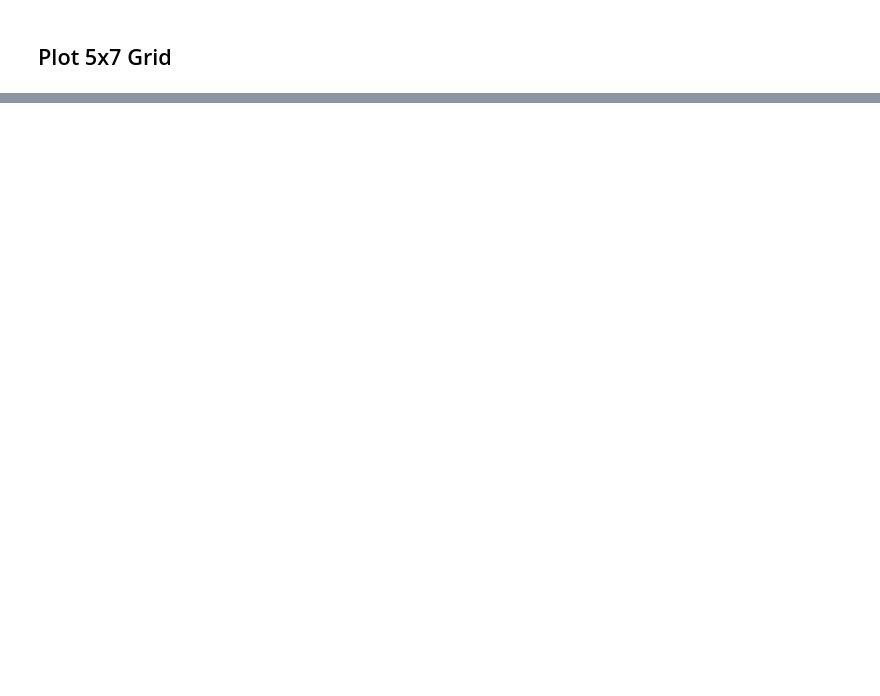
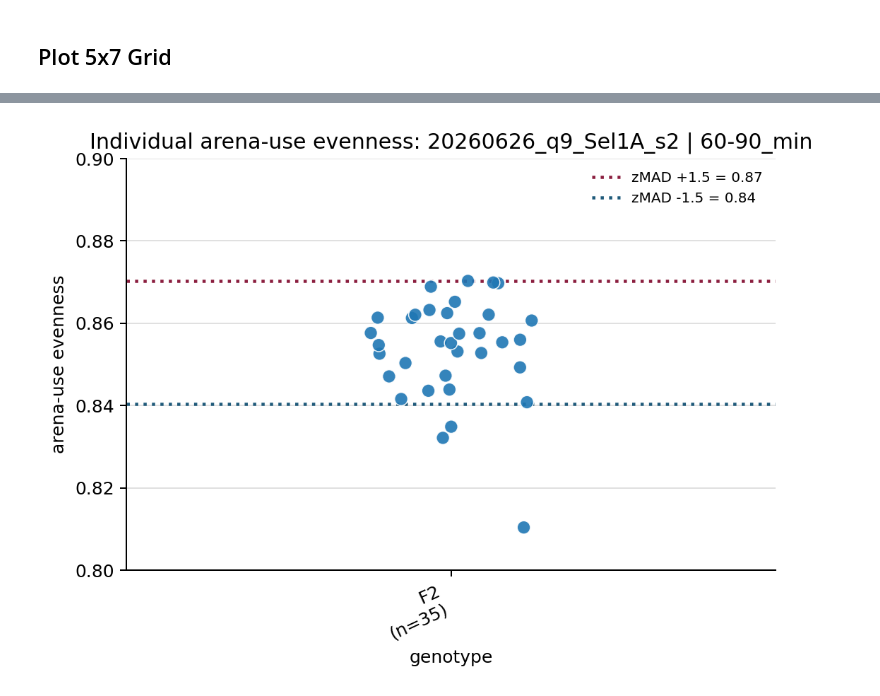
Before and after one commit to cryez/jlsocialbehavior, a Jupyter notebook: Analyses/ShoalingTrajectoryGrid_2026.ipynb, the cells around one changed output, grey strips where cells are left out. Saved outputs shown, nothing was run; the diff lists cells and outputs as text; code cells hidden in the pictures; blank space fills up the shorter version.

```diff
--- a/Analyses/ShoalingTrajectoryGrid_2026.ipynb
+++ b/Analyses/ShoalingTrajectoryGrid_2026.ipynb
@@ -740,0 +950,93 @@ Wrote: //nasdcsr.unil.ch/RECHERCHE/FAC/FBM/CIG/jlarsch/default/D2c/03_Common_Use
+# %%
+# Plot each fish's arena-use evenness from the movement_metrics table generated above.
+required_evenness_plot_columns = {
+    'fish_idx',
+    'animal_id',
+    'genotype',
+    'arena_evenness_shannon',
+    'arena_evenness_z_mad',
+}
+missing_evenness_plot_columns = required_evenness_plot_columns - set(movement_metrics.columns)
+if missing_evenness_plot_columns:
+    raise ValueError('movement_metrics is missing columns: ' + ', '.join(sorted(missing_evenness_plot_columns)))
+
+individual_evenness = movement_metrics.copy()
+individual_evenness['genotype'] = individual_evenness['genotype'].astype(str).str.strip().replace('', 'unknown')
+individual_evenness = individual_evenness[np.isfinite(individual_evenness['arena_evenness_shannon'])].copy()
+genotype_order = sorted(individual_evenness['genotype'].unique())
+genotype_counts = individual_evenness.groupby('genotype').size().reindex(genotype_order)
+palette_name = 'tab10' if len(genotype_order) <= 10 else 'tab20'
+genotype_colors = dict(zip(genotype_order, sns.color_palette(palette_name, n_colors=len(genotype_order))))
+
+np.random.seed(7)
+fig_width = max(6, 1.2 * len(genotype_order) + 2)
+fig, ax = plt.subplots(figsize=(fig_width, 4.5), dpi=FIGURE_DPI)
+
+sns.stripplot(
+    data=individual_evenness,
+    x='genotype',
+    y='arena_evenness_shannon',
+    hue='genotype',
+    order=genotype_order,
+    hue_order=genotype_order,
+    palette=genotype_colors,
+    jitter=0.13,
+    size=7.5,
+    edgecolor='white',
+    linewidth=0.6,
+    alpha=0.9,
+    legend=False,
+    ax=ax,
+    zorder=3,
+)
+
+evenness_values_for_plot = pd.Series(individual_evenness['arena_evenness_shannon'], dtype='float64')
+evenness_median_for_plot = evenness_values_for_plot.median(skipna=True)
+evenness_mad_for_plot = (evenness_values_for_plot - evenness_median_for_plot).abs().median(skipna=True)
+if not pd.isna(evenness_mad_for_plot) and evenness_mad_for_plot != 0:
+    zmad_delta = ARENA_EVENNESS_ZMAD_THRESHOLD * evenness_mad_for_plot / 0.6745
+    zmad_evenness_lines = [
+        (f'zMAD +{ARENA_EVENNESS_ZMAD_THRESHOLD:g}', evenness_median_for_plot + zmad_delta, '#8B1E3F'),
+        (f'zMAD -{ARENA_EVENNESS_ZMAD_THRESHOLD:g}', evenness_median_for_plot - zmad_delta, '#1F5A7A'),
+    ]
+    for zmad_label, evenness_threshold, line_color in zmad_evenness_lines:
+        if np.isfinite(evenness_threshold):
+            ax.axhline(
+                evenness_threshold,
+                color=line_color,
+                linestyle=':',
+                linewidth=1.8,
+                label=f'{zmad_label} = {evenness_threshold:.2f}',
+                zorder=2,
+            )
+
+ax.set_xticks(range(len(genotype_order)))
+ax.set_xticklabels([f'{genotype}\n(n={genotype_counts[genotype]})' for genotype in genotype_order], rotation=25, ha='right')
+ax.set_ylabel('arena-use evenness')
+ax.set_xlabel('genotype')
+ax.set_title(
+    f'Individual arena-use evenness: {trajectory_meta.get("folder") or trajectory_meta.get("txt_stem", "")}'
+    f' | {trajectory_meta.get("window_label", "window")}'
+)
+ax.set_ylim(0.8, 0.9)
+ax.grid(axis='y', color='0.88', linewidth=0.8)
+sns.despine(ax=ax)
+ax.legend(frameon=False, loc='best', fontsize=8)
+fig.tight_layout()
+
+if SAVE_FIGURES:
+    folder = trajectory_meta.get('folder') or trajectory_meta.get('txt_stem', '')
+    output_base = os.path.join(
+        OUTPUT_DIR,
+        safe_filename(f'individual_arena_evenness_distribution_{folder}_{trajectory_meta.get("window_label", "window")}')
+    )
+    fig.savefig(output_base + '.png', dpi=FIGURE_DPI, bbox_inches='tight')
+    fig.savefig(output_base + '.pdf', dpi=FIGURE_DPI, bbox_inches='tight')
+    individual_evenness.to_csv(output_base + '_arena_evenness_distribution.csv', index=False)
+    print('Wrote:', output_base + '.png')
+    print('Wrote:', output_base + '.pdf')
+    print('Wrote:', output_base + '_arena_evenness_distribution.csv')
+
+display(individual_evenness.sort_values('arena_evenness_shannon', ascending=True).reset_index(drop=True))
+plt.show()
+# %% [output]
@@ -740,0 +1064 @@ Wrote: //nasdcsr.unil.ch/RECHERCHE/FAC/FBM/CIG/jlarsch/default/D2c/03_Common_Use
+[figure, added]
```
Also changed, not shown: parts of 13 cells of this notebook, 7 other files.
